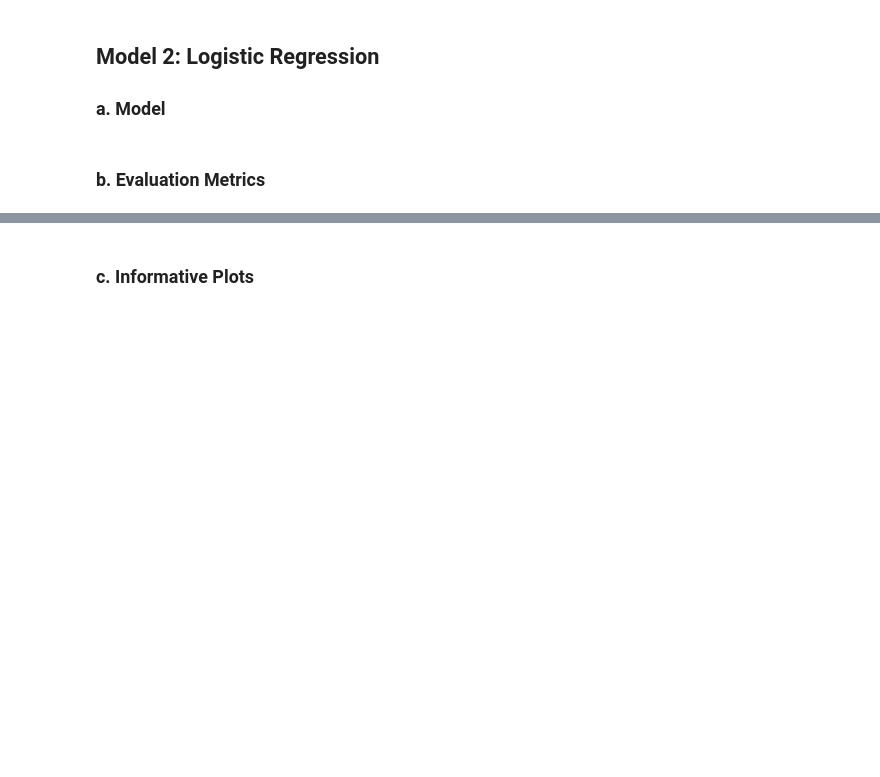
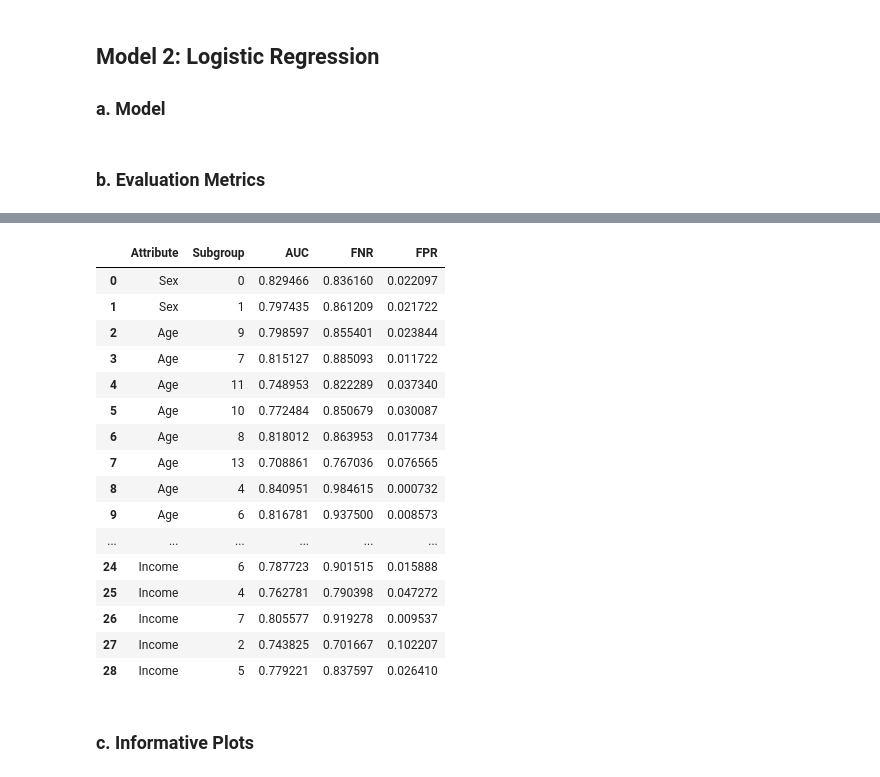
Before and after one commit to arianarosario/DFA-project, a Jupyter notebook: deliverable.ipynb, the cells around one changed output, grey strips where cells are left out. Cells and saved outputs as stored; diff of their text form; code cells hidden in the pictures; blank space fills up the shorter version.

```diff
--- a/deliverable.ipynb
+++ b/deliverable.ipynb
@@ -680,2 +677,58 @@ Confusion Matrix:
+# %%
+# calculating AUC and FNR for each sensitive attribute subgroup
+
+AUC_subgroups = {}
+FNR_subgroups = {}
+FPR_subgroups = {}
+
+for att in sensitive_attributes:
+    AUC_subgroups[att] = {}
+    FNR_subgroups[att] = {}
+    FPR_subgroups[att] = {}
+
+    subgroups = feature_data[att].unique()
+    for subgroup in subgroups:
+        curr_subgroup_index = X_test[att] == subgroup
+        curr_X_test = X_test[curr_subgroup_index]
+        curr_y_test = y_test[curr_subgroup_index]
+        curr_y_pred = logistic_model.predict(curr_X_test)
+        curr_y_pred_proba = logistic_model.predict_proba(curr_X_test)[:, 1]
+        curr_AUC = roc_auc_score(curr_y_test, curr_y_pred_proba)
+        tn, fp, fn, tp = confusion_matrix(curr_y_test, curr_y_pred).ravel()
+        curr_FNR = fn/(tp+fn)
+        curr_FPR = fp/(tn+fp)
+
+        AUC_subgroups[att][subgroup] = curr_AUC
+        FNR_subgroups[att][subgroup] = curr_FNR
+        FPR_subgroups[att][subgroup] = curr_FPR
+# %%
+# formatting the results into a df
+
+data = [(att, subgroup) for att, subgroups in AUC_subgroups.items() for subgroup in subgroups]
+results_df = pd.DataFrame(data, columns=['Attribute', 'Subgroup'])
+
+results_df['AUC'] = [AUC_subgroups[att][subgroup] for att, subgroups in AUC_subgroups.items() for subgroup in subgroups]
+results_df['FNR'] = [FNR_subgroups[att][subgroup] for att, subgroups in FNR_subgroups.items() for subgroup in subgroups]
+results_df['FPR'] = [FPR_subgroups[att][subgroup] for att, subgroups in FPR_subgroups.items() for subgroup in subgroups]
+
+results_df
+# %% [output]
+|  | Attribute | Subgroup | AUC | FNR | FPR |
+| 0 | Sex | 0 | 0.829466 | 0.836160 | 0.022097 |
+| 1 | Sex | 1 | 0.797435 | 0.861209 | 0.021722 |
+| 2 | Age | 9 | 0.798597 | 0.855401 | 0.023844 |
+| 3 | Age | 7 | 0.815127 | 0.885093 | 0.011722 |
+| 4 | Age | 11 | 0.748953 | 0.822289 | 0.037340 |
+| 5 | Age | 10 | 0.772484 | 0.850679 | 0.030087 |
+| 6 | Age | 8 | 0.818012 | 0.863953 | 0.017734 |
+| 7 | Age | 13 | 0.708861 | 0.767036 | 0.076565 |
+| 8 | Age | 4 | 0.840951 | 0.984615 | 0.000732 |
+| 9 | Age | 6 | 0.816781 | 0.937500 | 0.008573 |
+| ... | ... | ... | ... | ... | ... |
+| 24 | Income | 6 | 0.787723 | 0.901515 | 0.015888 |
+| 25 | Income | 4 | 0.762781 | 0.790398 | 0.047272 |
+| 26 | Income | 7 | 0.805577 | 0.919278 | 0.009537 |
+| 27 | Income | 2 | 0.743825 | 0.701667 | 0.102207 |
+| 28 | Income | 5 | 0.779221 | 0.837597 | 0.026410 |
 # %% [markdown]
 ### c. Informative Plots
```
Also changed, not shown: parts of 22 cells of this notebook.
